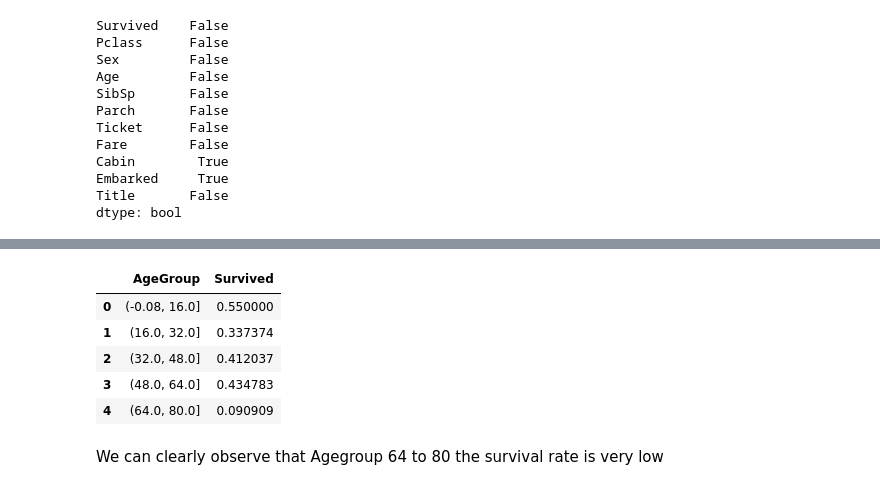
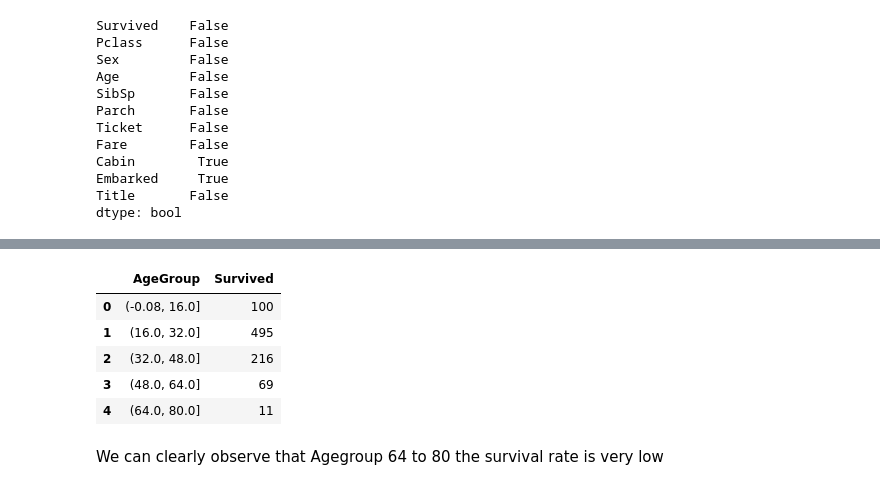
Before and after one commit to saransathy/pycode, a Jupyter notebook: aiml/emsemble-methods/intro-to-ensemble.ipynb, the cells around one changed output, grey strips where cells are left out. Saved outputs shown, nothing was run; the diff lists cells and outputs as text; code cells hidden in the pictures.

```diff
--- a/aiml/emsemble-methods/intro-to-ensemble.ipynb
+++ b/aiml/emsemble-methods/intro-to-ensemble.ipynb
@@ -255,13 +271,13 @@ train.sample(5)
 # %%
 train['AgeGroup'] = pd.cut(train['Age'], 5)
-train[['AgeGroup', 'Survived']].groupby(['AgeGroup'], as_index=False).mean().sort_values(by='AgeGroup', ascending=True)
+train[['AgeGroup', 'Survived']].groupby(['AgeGroup'], as_index=False).count().sort_values(by='AgeGroup', ascending=True)
 # %% [output]
 |  | AgeGroup | Survived |
-| 0 | (-0.08, 16.0] | 0.550000 |
-| 1 | (16.0, 32.0] | 0.337374 |
-| 2 | (32.0, 48.0] | 0.412037 |
-| 3 | (48.0, 64.0] | 0.434783 |
-| 4 | (64.0, 80.0] | 0.090909 |
+| 0 | (-0.08, 16.0] | 100 |
+| 1 | (16.0, 32.0] | 495 |
+| 2 | (32.0, 48.0] | 216 |
+| 3 | (48.0, 64.0] | 69 |
+| 4 | (64.0, 80.0] | 11 |
 # %% [markdown]
 We can clearly observe that Agegroup 64 to 80 the survival rate is very low
 # %%
```
Also changed, not shown: parts of 36 cells of this notebook.
